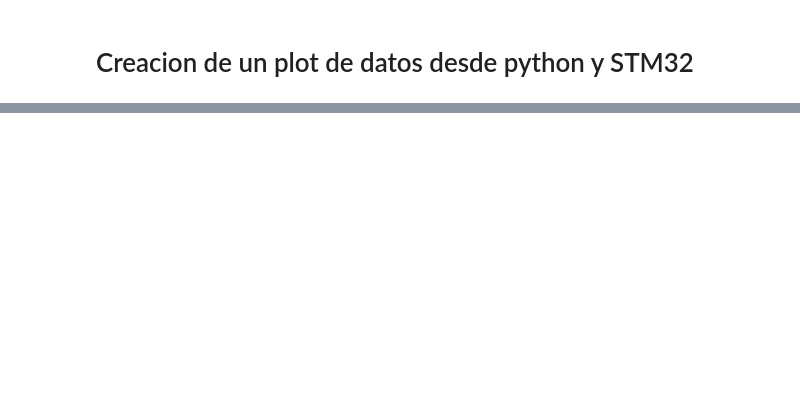
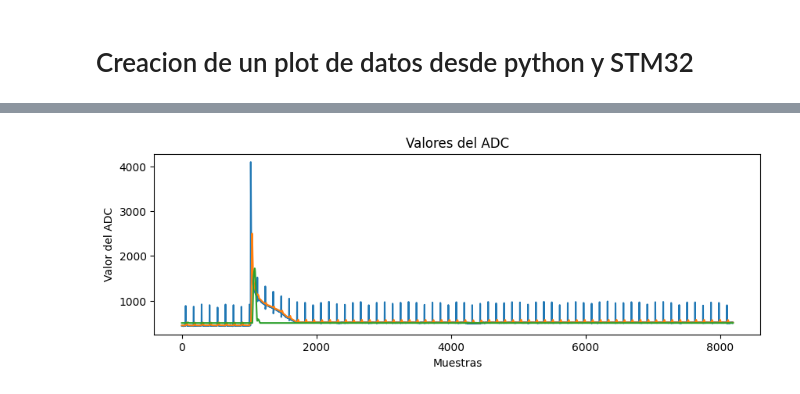
Before and after one commit to fabioc9675/TrapezoidalShaper_Prj, a Jupyter notebook: Stm32/Dpp_counter/Python/SerialPlot.ipynb, the cells around one changed output, grey strips where cells are left out. Cells and saved outputs as stored; diff of their text form; code cells hidden in the pictures; blank space fills up the shorter version.

```diff
--- a/Stm32/Dpp_counter/Python/SerialPlot.ipynb
+++ b/Stm32/Dpp_counter/Python/SerialPlot.ipynb
@@ -67,3 +68,17 @@ plt.show()
+# %%
+
+plt.figure(figsize=(10,3))
+# Graficar los valores del ADC
+plt.plot(np.array(adc_values))
+plt.plot(np.array(fir_values))
+plt.plot(np.array(tra_values)/1E3+500)
+plt.title('Valores del ADC')
+plt.xlabel('Muestras')
+plt.ylabel('Valor del ADC')
+# plt.xlim([600, 2000])
+plt.show()
+# %% [output]
+[figure, added]
 # %%
 # Convierte el array de NumPy a un DataFrame de Pandas
 df = pd.DataFrame(adc_values)
```
Also changed, not shown: parts of 7 cells of this notebook, 6 other files.
